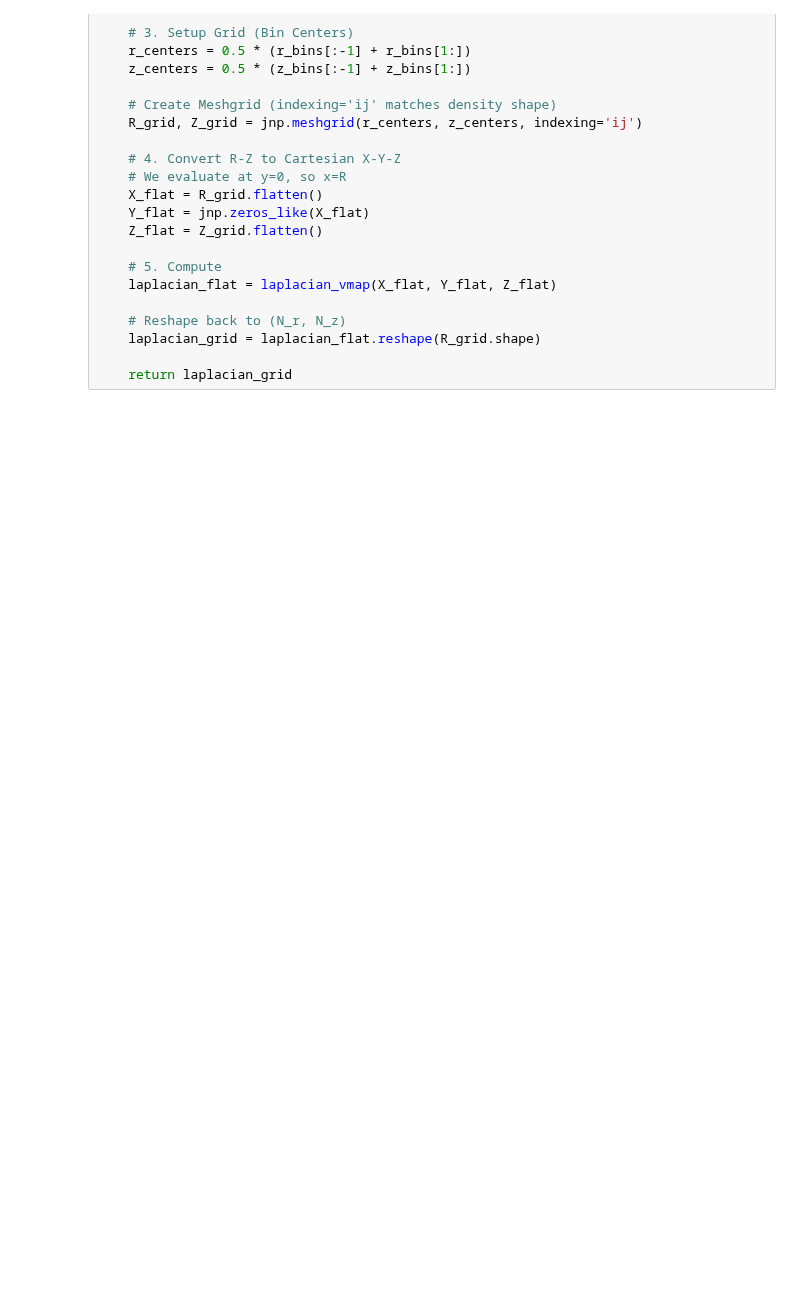
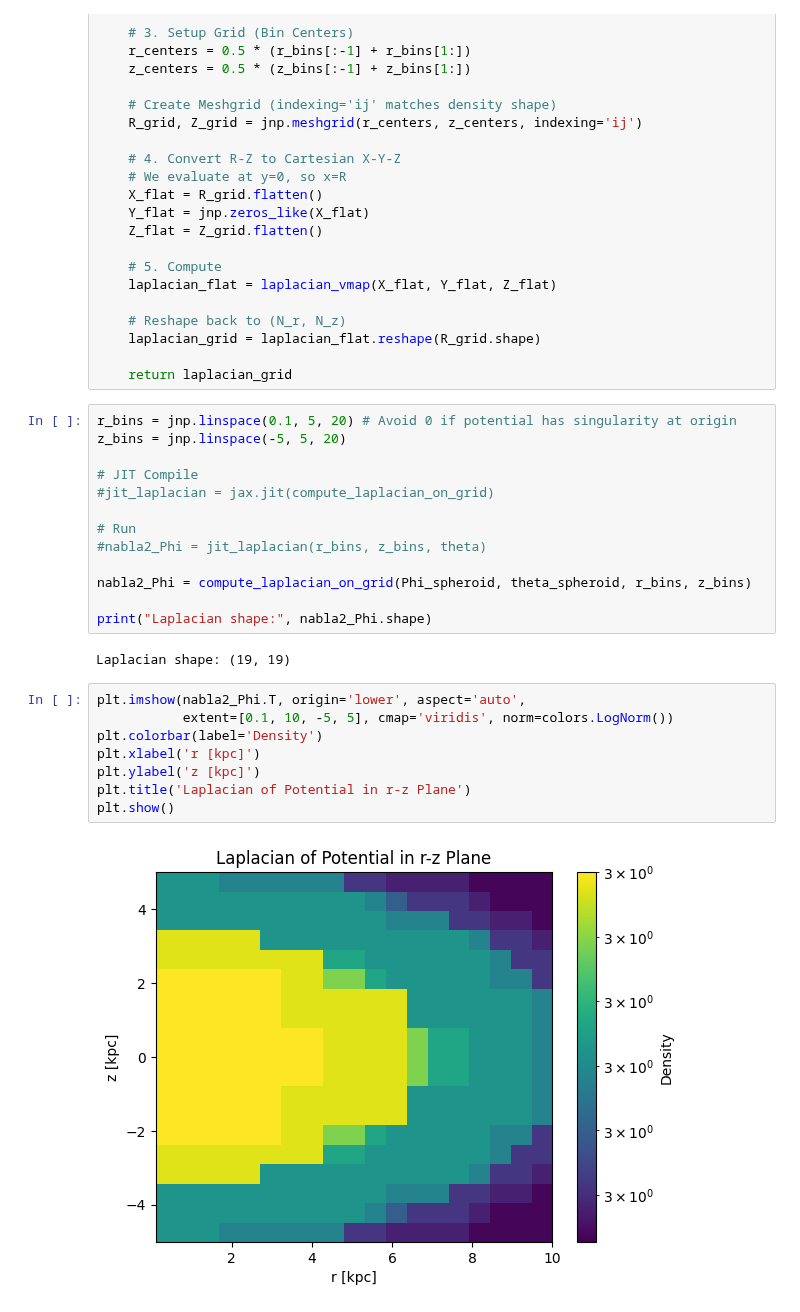
Before and after one commit to anschaible/phoenix, a Jupyter notebook: notebooks/df_spheroid.ipynb, the cells around one changed output. Drawn from its saved outputs; the diff is of its cells as text; blank space fills up the shorter version.

```diff
--- a/notebooks/df_spheroid.ipynb
+++ b/notebooks/df_spheroid.ipynb
@@ -263,3 +268,28 @@ def compute_laplacian_on_grid(potential, theta, r_bins, z_bins):
     laplacian_grid = laplacian_flat.reshape(R_grid.shape)
 
     return laplacian_grid
+# %%
+r_bins = jnp.linspace(0.1, 5, 20) # Avoid 0 if potential has singularity at origin
+z_bins = jnp.linspace(-5, 5, 20)
+
+# JIT Compile
+#jit_laplacian = jax.jit(compute_laplacian_on_grid)
+
+# Run
+#nabla2_Phi = jit_laplacian(r_bins, z_bins, theta)
+
+nabla2_Phi = compute_laplacian_on_grid(Phi_spheroid, theta_spheroid, r_bins, z_bins)
+
+print("Laplacian shape:", nabla2_Phi.shape)
+# %% [output]
+Laplacian shape: (19, 19)
+# %%
+plt.imshow(nabla2_Phi.T, origin='lower', aspect='auto',
+           extent=[0.1, 10, -5, 5], cmap='viridis', norm=colors.LogNorm())
+plt.colorbar(label='Density')
+plt.xlabel('r [kpc]')
+plt.ylabel('z [kpc]')
+plt.title('Laplacian of Potential in r-z Plane')
+plt.show()
+# %% [output]
+[figure, added]
```
Also changed, not shown: parts of 18 cells of this notebook.
